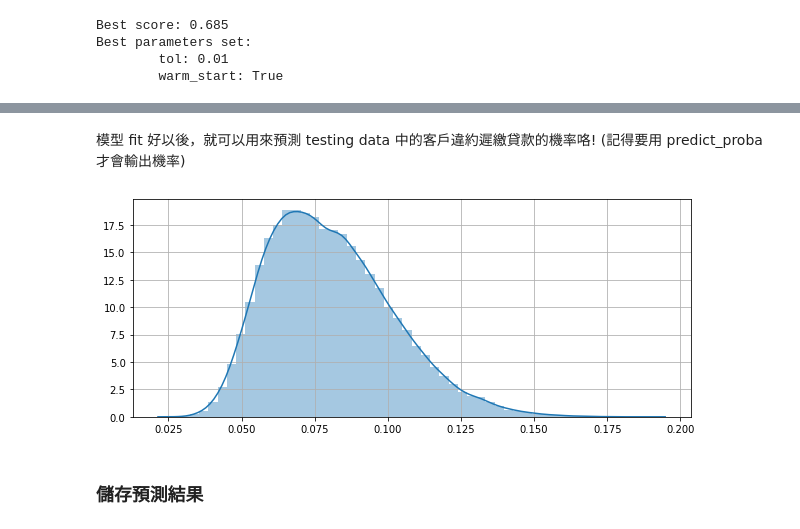
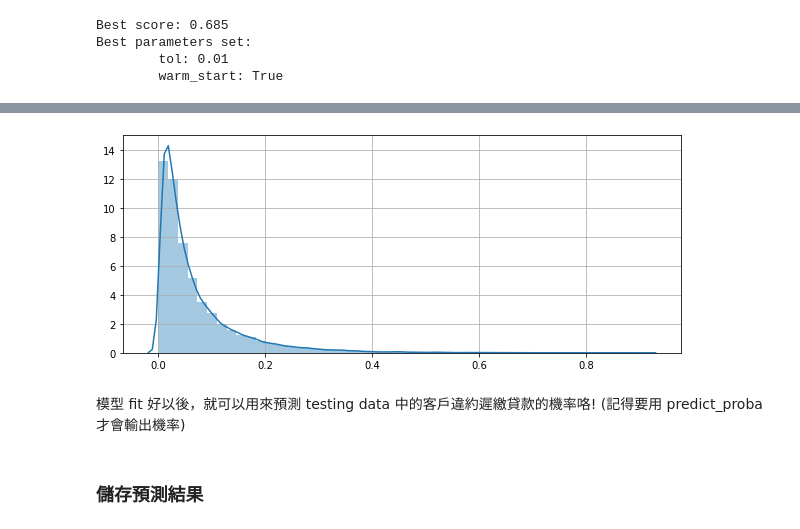
Before and after one commit to penguinwang96825/ML100Days, a Jupyter notebook: homework/Day021/Day_021_HW.ipynb, the cells around one changed output, grey strips where cells are left out. Saved outputs shown, nothing was run; the diff lists cells and outputs as text; code cells hidden in the pictures.

```diff
--- a/homework/Day021/Day_021_HW.ipynb
+++ b/homework/Day021/Day_021_HW.ipynb
@@ -141,16 +192,14 @@ Best parameters set:
+# %%
+xgb_pred = rsearch.predict_proba(test)[:, 1]
+
+plt.figure(figsize=(10, 4))
+sns.distplot(xgb_pred)
+plt.grid()
+plt.show()
+# %% [output]
+[figure, added]
 # %% [markdown]
 模型 fit 好以後，就可以用來預測 testing data 中的客戶違約遲繳貸款的機率咯! (記得要用 predict_proba 才會輸出機率)
-# %%
-# 用模型預測結果
-# 請注意羅吉斯迴歸是分類預測 (會輸出 0 的機率, 與 1 的機率), 而我們只需要留下 1 的機率這排
-log_reg_pred = gsearch.predict_proba(test)[:, 1]
-
-plt.figure(figsize=(10, 4))
-sns.distplot(log_reg_pred)
-plt.grid()
-plt.show()
-# %% [output]
-[figure, removed]
 # %% [markdown]
 ### 儲存預測結果
 # %%
```
Also changed, not shown: parts of 5 cells of this notebook, 1 other file.
